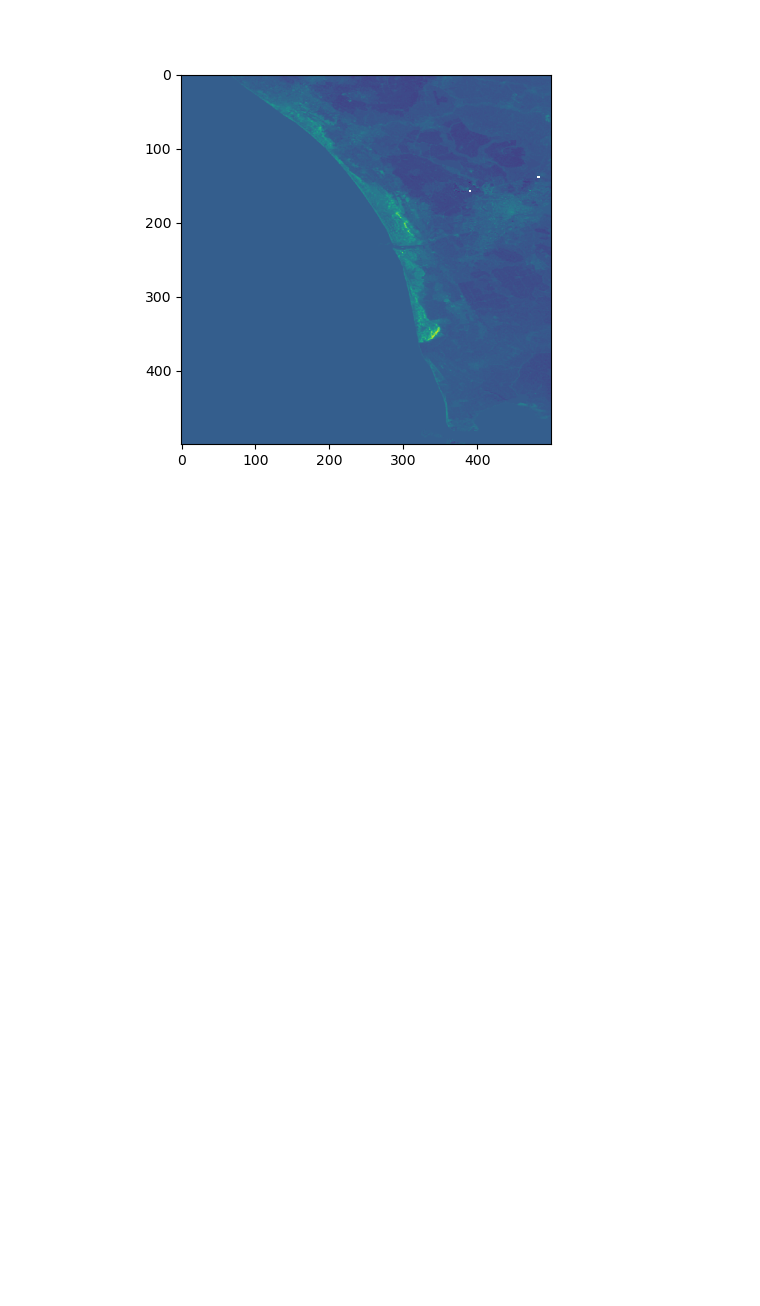
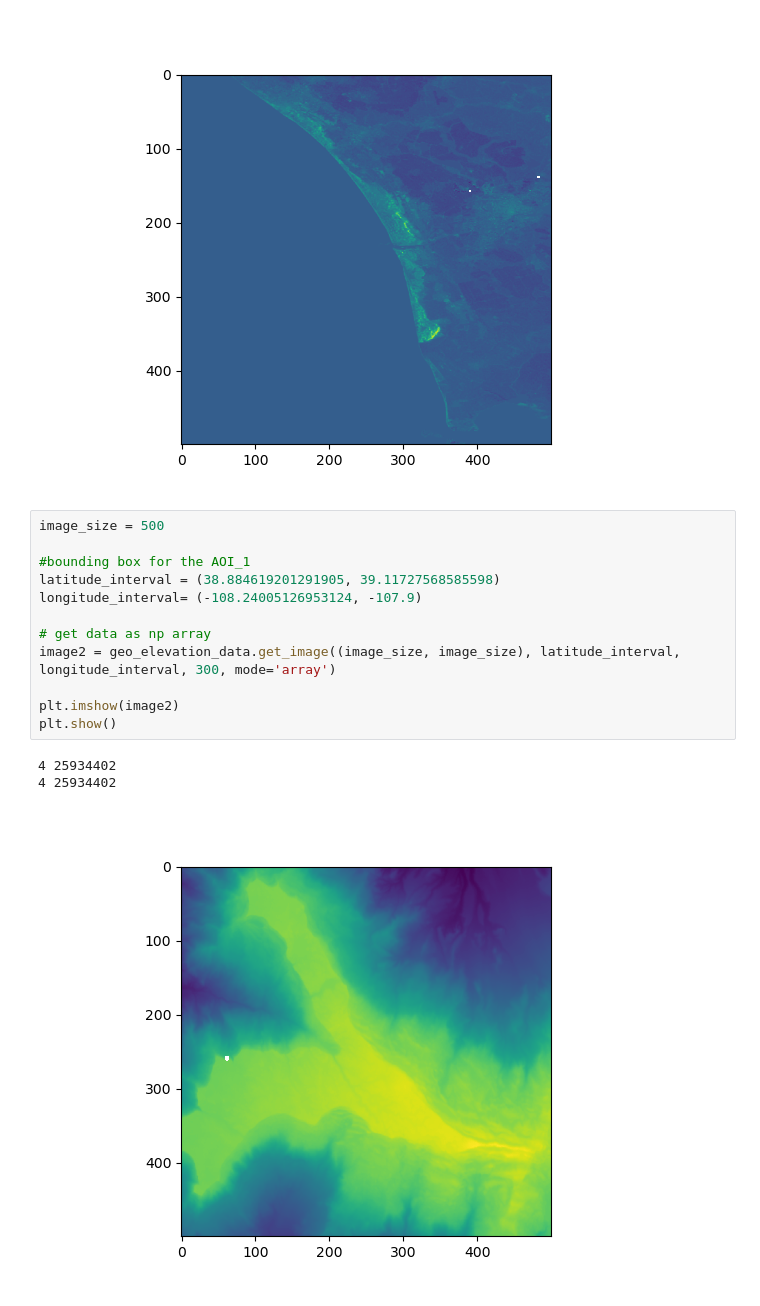
Before and after one commit to ICESAT-2HackWeek/2022-snow-dem-large, a Jupyter notebook: scripts/srtm.ipynb, the cells around one changed output. Drawn from its saved outputs; the diff is of its cells as text; blank space fills up the shorter version.

```diff
--- a/scripts/srtm.ipynb
+++ b/scripts/srtm.ipynb
@@ -33,3 +44,19 @@ plt.imshow(image2)
 plt.show()
 # %% [output]
 [figure]
+# %%
+image_size = 500
+
+#bounding box for the AOI_1
+latitude_interval = (38.884619201291905, 39.11727568585598)
+longitude_interval= (-108.24005126953124, -107.9)
+
+# get data as np array
+image2 = geo_elevation_data.get_image((image_size, image_size), latitude_interval, longitude_interval, 300, mode='array')
+
+plt.imshow(image2)
+plt.show()
+# %% [output]
+4 25934402
+4 25934402
+[figure, added]
```
Also changed, not shown: parts of 2 cells of this notebook.
